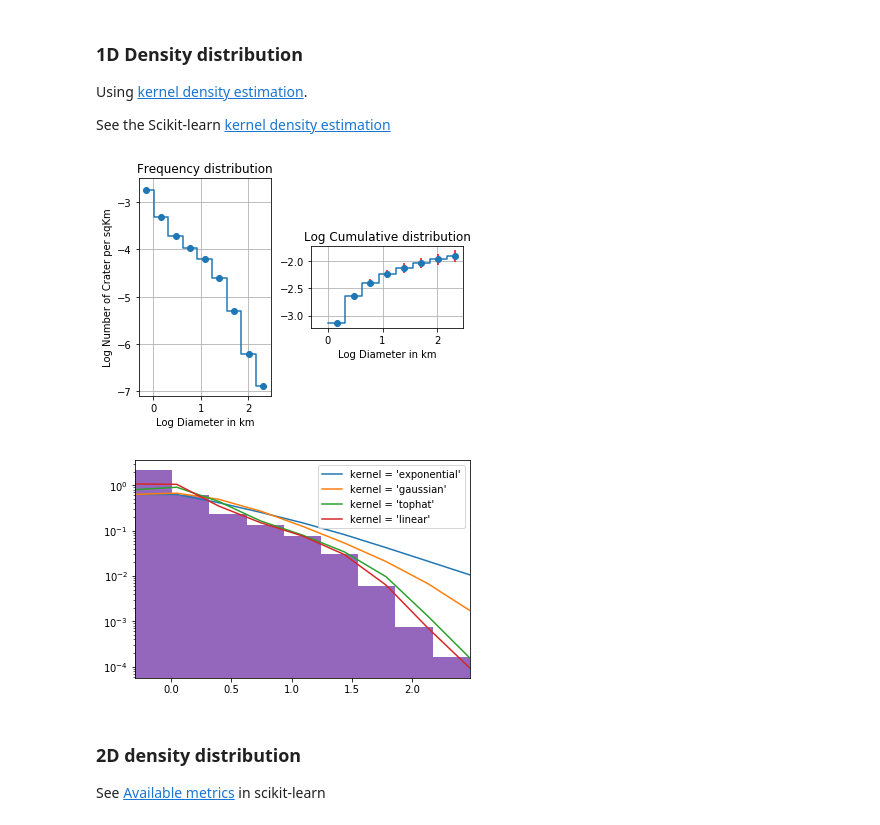
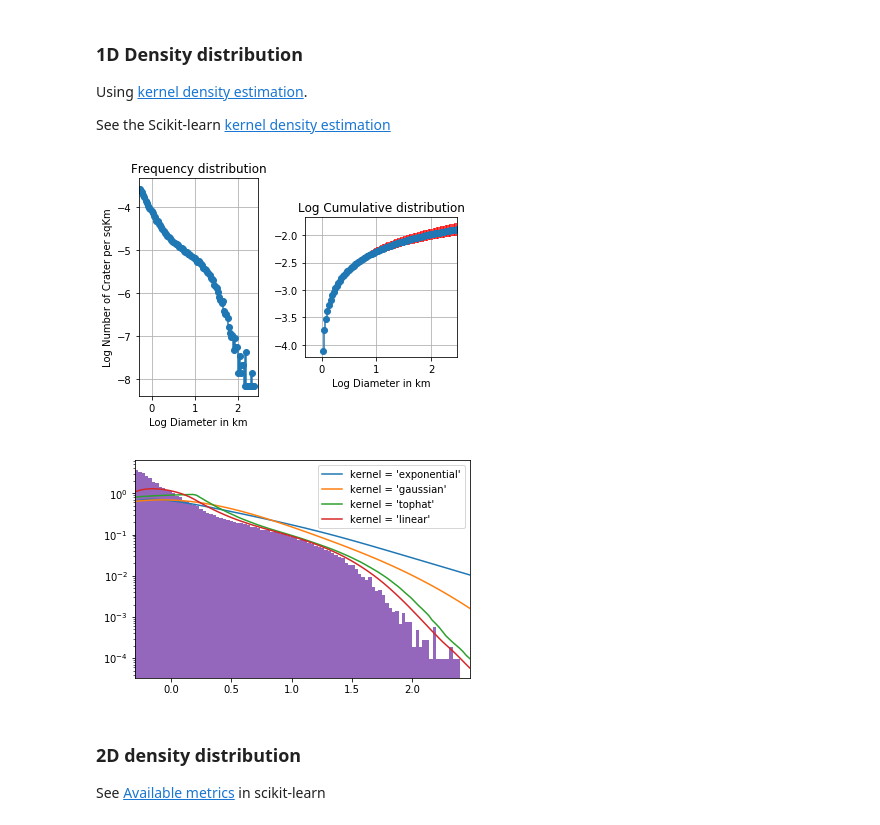
Before and after one commit to openplanetary/vespamap19tutorials, a Jupyter notebook: planetaryskl/notebooks/datadiscovery.ipynb, the cells around one changed output. Cells and saved outputs as stored; diff of their text form; code cells hidden in the pictures.

Commit message:
Fix density distribution bug

```diff
--- a/planetaryskl/notebooks/datadiscovery.ipynb
+++ b/planetaryskl/notebooks/datadiscovery.ipynb
@@ -37,5 +38,6 @@ for tab in mytables:
 <Table name="tap_schema.key_columns">... 4 columns ...</Table>
 <Table name="usgs_wms.epn_core">... 52 columns ...</Table>
 # %%
-resultset = service.search("SELECT c1min,c2min,radius,type,status,lrd_morph FROM mars_craters_lagain.epn_core", maxrec=400000)
+# Select all valid craters from the catalogue
+resultset = service.search("SELECT c1min,c2min,radius,type,status,lrd_morph FROM mars_craters_lagain.epn_core WHERE type!='5.0'", maxrec=400000)
 # %%
@@ -71,9 +78,10 @@ See the Scikit-learn [kernel density estimation](https://scikit-learn.org/stable
 # %%
 from sklearn import neighbors as nb
 # %%
+# Global surface for normalisation of the global catalog
 surf_mars = 144798500. #(square kilometers)
 
-# Plot with different crater types
+# Plot together all crater types
 plt.figure(1)
 
 a1 = plt.subplot(121)
@@ -82,38 +90,38 @@ plt.xlabel('Log Diameter in km')
 plt.ylabel('Log Number of Crater per sqKm')
 plt.title('Frequency distribution')
 plt.grid(True)
 
 a2 = plt.subplot(122)
 plt.xlabel('Log Diameter in km')
 plt.title('Log Cumulative distribution')
 plt.grid(True)
 
-# All valid craters
 R = df.rkm[:,np.newaxis]
 Rlog = np.log10(R)
 
 maxlim = np.log10(300)
 minlim = np.log10(min(R))
 
-#nstep = 100
-nstep = 10
+nstep = 100
+#nstep = 10
 
 bins = np.linspace(minlim, maxlim, nstep)
 
 # histogram
 ypos, bin_edges = np.histogram(Rlog[:, 0], bins=bins)
 bin_centers = 0.5*(bin_edges[1:] + bin_edges[:-1])
 ypos = ypos / surf_mars
 cum = np.cumsum(ypos)*(bin_edges[1:] + bin_edges[:-1])
 a1.set_xlim(minlim, maxlim)
 a1.errorbar( bin_centers, np.log10(ypos), yerr = ypos**0.5, marker = 'o', drawstyle = 'steps-mid', ecolor='r')
 a2.set_xlim(minlim, maxlim)
 a2.errorbar( bin_centers, np.log10(cum), yerr = cum**0.5, marker = 'o', drawstyle = 'steps-mid',ecolor='r')
 a1.set_aspect('equal')
 a2.set_aspect('equal')
 # %% [output]
-[figure, old version]
+[figure, new version]
 # %%
+# Kernel density distribution for different kernels
 lR_plot = np.linspace(minlim, maxlim, nstep-1)[:, np.newaxis]
 fig, ax = plt.subplots()
 plt.yscale('log')
@@ -129,7 +137,7 @@ ax.set_xlim(minlim, maxlim)
 
 plt.show()
 # %% [output]
-[figure, old version]
+[figure, new version]
 # %% [markdown]
 ### 2D density distribution
 See [Available metrics](https://scikit-learn.org/stable/modules/generated/sklearn.neighbors.DistanceMetric.html) in scikit-learn
```
Also changed, not shown: parts of 8 cells of this notebook.
